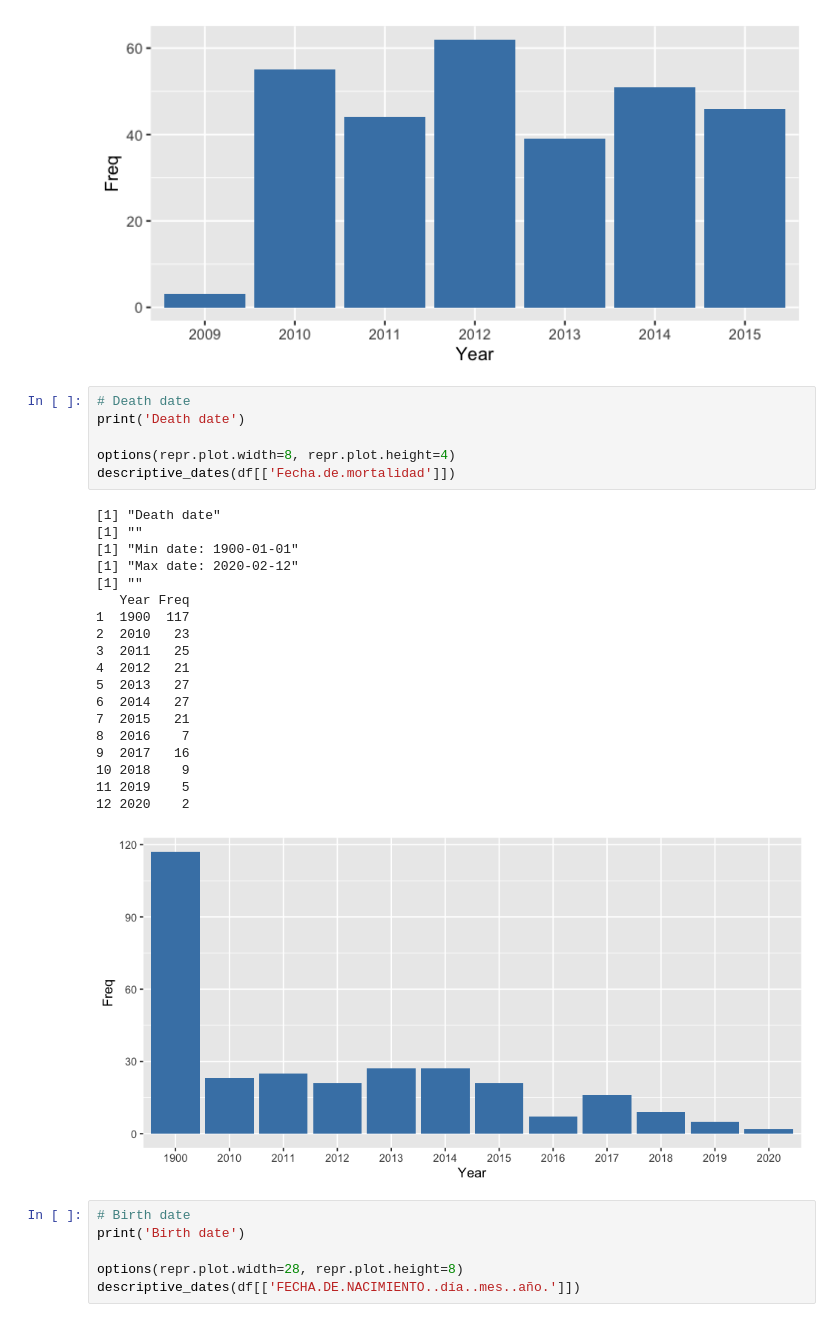
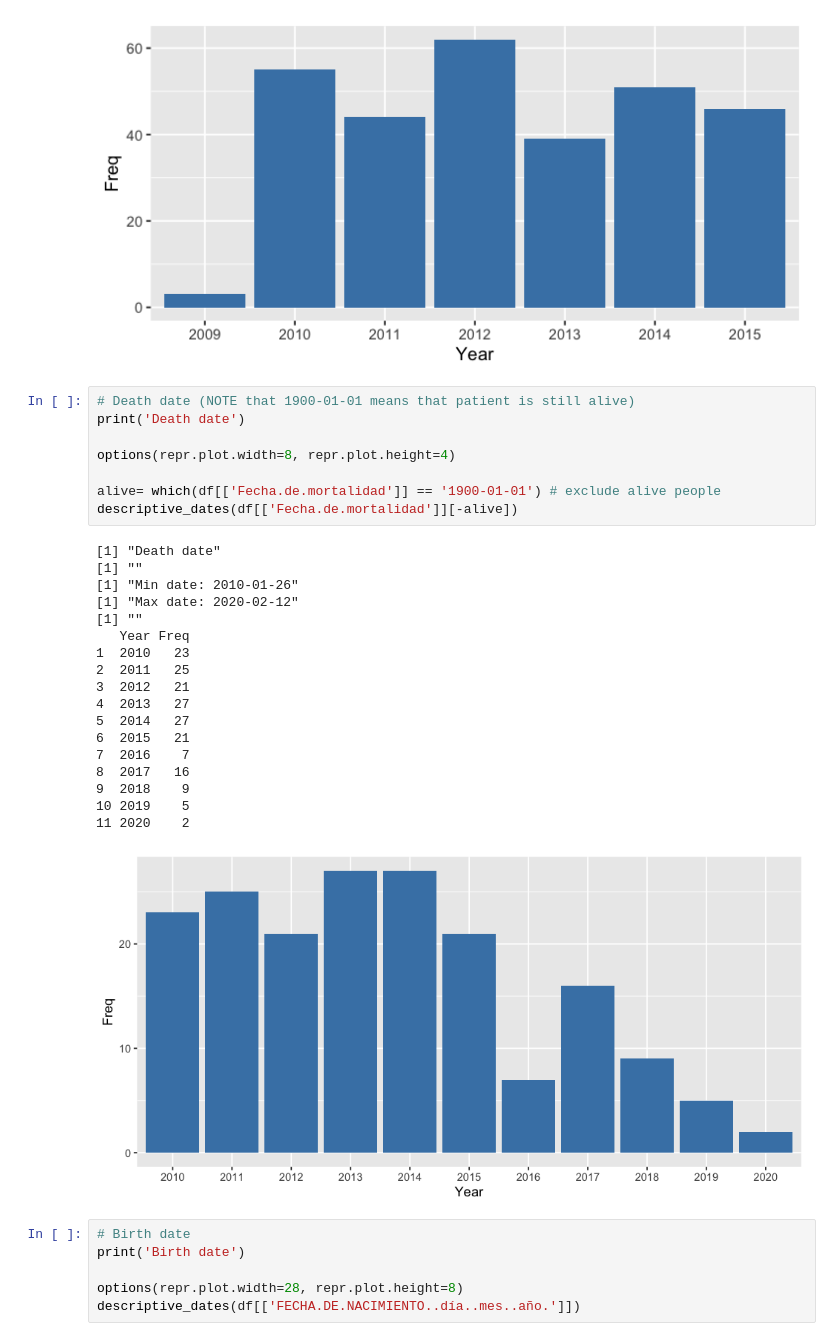
Before and after one commit to Pablomfm/Intracranial_Hemorrhages, a Jupyter notebook: 4.3 EDA & Descriptive Statistics of Dates (R).ipynb, the cells around one changed output. Saved outputs shown, nothing was run; the diff lists cells and outputs as text.

```diff
--- a/4.3 EDA & Descriptive Statistics of Dates (R).ipynb
+++ b/4.3 EDA & Descriptive Statistics of Dates (R).ipynb
@@ -128,31 +128,32 @@ descriptive_dates(df[['Fecha.de.análisis.de.sangre']])
 7 2015   46
 [figure]
 # %%
-# Death date
+# Death date (NOTE that 1900-01-01 means that patient is still alive)
 print('Death date')
 
 options(repr.plot.width=8, repr.plot.height=4)
-descriptive_dates(df[['Fecha.de.mortalidad']])
+
+alive= which(df[['Fecha.de.mortalidad']] == '1900-01-01') # exclude alive people
+descriptive_dates(df[['Fecha.de.mortalidad']][-alive])
 # %% [output]
 [1] "Death date"
 [1] ""
-[1] "Min date: 1900-01-01"
+[1] "Min date: 2010-01-26"
 [1] "Max date: 2020-02-12"
 [1] ""
    Year Freq
-1  1900  117
-2  2010   23
-3  2011   25
-4  2012   21
-5  2013   27
-6  2014   27
-7  2015   21
-8  2016    7
-9  2017   16
-10 2018    9
-11 2019    5
-12 2020    2
+1  2010   23
+2  2011   25
+3  2012   21
+4  2013   27
+5  2014   27
+6  2015   21
+7  2016    7
+8  2017   16
+9  2018    9
+10 2019    5
+11 2020    2
-[figure, old version]
+[figure, new version]
 # %%
 # Birth date
 print('Birth date')
```
